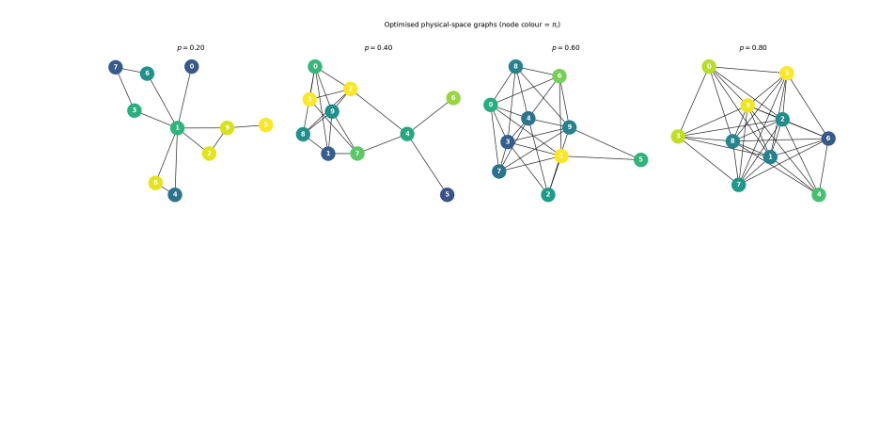
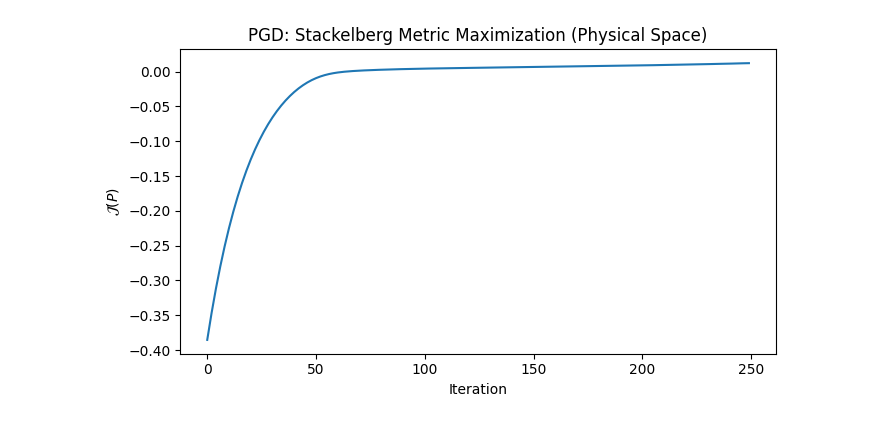
Before and after one commit to yohanjohn307/markov-chain-lifting, a Jupyter notebook: debug.ipynb, the cells around one changed output. Drawn from its saved outputs; the diff is of its cells as text; code cells hidden in the pictures; blank space fills up the shorter version.

```diff
--- a/debug.ipynb
+++ b/debug.ipynb
@@ -152,42 +157,59 @@ K(Q_opt):        23.0171
 # %%
-import numpy as np
 import networkx as nx
-import matplotlib.pyplot as plt
+from graph import random_chain
+from optimize import make_grad_lifted_stackelberg, make_project_Q_bar, projected_gradient_descent
+from metrics import stackelberg
+from markov import ergodic_flow_to_transition
 
-data = np.load("erdos_renyi_kemeny_diffs.npy", allow_pickle=True).item()
-p_values = data['p_values']
-all_graphs = data['graphs']
-all_Q_bar  = data['Q_bar']
+# Attack duration tau: set uniformly to the graph diameter (smallest duration that
+# guarantees nonzero capture probability from any node to any other, Sec. IX)
+A_no_self = A - np.diag(np.diag(A))
+diameter = nx.diameter(nx.from_numpy_array(A_no_self))
+tau = diameter * np.ones(m, dtype=int)
 
-fig, axes = plt.subplots(1, len(p_values), figsize=(5 * len(p_values), 5))
-if len(p_values) == 1:
-    axes = [axes]
+# V = I_m collapses the lifted Stackelberg metric to the standard physical-space
+# metric J(P) (Eq. 38)
+grad_stackelberg = make_grad_lifted_stackelberg(np.eye(m), tau)
+# Free stationary distribution; epsilon=0 since the metric itself penalizes
+# reducibility (Sec. IX)
+project_fn_stb = make_project_Q_bar(A, pi_bar=None, epsilon=0.0)
 
-for ax, p, graphs, Q_bars in zip(axes, p_values, all_graphs, all_Q_bar):
-    for A, Q_bar in zip(graphs, Q_bars):
-        # stationary distribution: row sums of ergodic flow matrix Q_bar
-        pi = Q_bar.sum(axis=1)
+# J is to be maximized, so PGD minimizes the negated metric/gradient. Anneal the
+# softmin temperature from temp0 (smooth, informative gradients early on) down to
+# temp_min (tight approximation to the true min(Psi_lift)) via geometric decay.
+n_iter_stb = 250
+temp0, temp_min = 0.1, 1e-6
+temp_decay = (temp_min / temp0) ** (1 / n_iter_stb)
+temp_schedule_stb = lambda k: temp0 * temp_decay ** k
+neg_grad_stackelberg = lambda Q, temp: tuple(-x for x in grad_stackelberg(Q, temp))
 
-        print(f"p = {p:.2f}")
-        print("  Stationary distribution pi:")
-        for i, pi_i in enumerate(pi):
-            print(f"    node {i}: {pi_i:.6f}")
-        print()
+Q0 = random_chain(A, seed=seed)
+Q0 = project_fn_stb(Q0)
 
-        G = nx.from_numpy_array(A - np.diag(np.diag(A)))  # drop self-loops for layout
-        pos = nx.spring_layout(G, seed=0)
-        node_colors = pi / pi.max()
+Q_opt, hist = projected_gradient_descent(
+    Q0, neg_grad_stackelberg, project_fn_stb, alpha=0.1, n_iter=n_iter_stb, tol=1e-6,
+    temp_schedule=temp_schedule_stb,
+)
 
-        nx.draw_networkx(
-            G, pos=pos, ax=ax,
-            node_color=node_colors, cmap='viridis',
-            node_size=700, font_color='white', font_weight='bold',
-            vmin=0, vmax=1,
-        )
-        ax.set_title(f'$p = {p:.2f}$', fontsize=13)
-        ax.axis('off')
+print(f"Attack duration tau: {tau}")
+print(f"Softmin temperature: {temp0:.4g} -> {temp_min:.4g}")
 
-plt.suptitle('Optimised physical-space graphs (node colour = $\\pi_i$)', fontsize=13, y=1.02)
+P0 = ergodic_flow_to_transition(Q0)
+J_initial = stackelberg(P0, tau)
+P_opt = ergodic_flow_to_transition(Q_opt)
+J_final = stackelberg(P_opt, tau)
+
+print(f"\nInitial J: {J_initial:.4f}")
+print(f"Final J:   {J_final:.4f}")
+
+np.set_printoptions(precision=6, suppress=True)
+print(f"Final Q:\n {np.round(Q_opt, 4)}")
+
+plt.figure(figsize=(7, 4))
+plt.plot([-v for v in hist])
+plt.xlabel("Iteration")
+plt.ylabel(r"$\mathcal{J}(P)$")
+plt.title("PGD: Stackelberg Metric Maximization (Physical Space)")
 plt.tight_layout()
 plt.show()
 # %% [output]
@@ -211 +232 @@ p = 0.20
-[figure, old version]
+[figure, new version]
```
Also changed, not shown: parts of 8 cells of this notebook, 8 other files.
